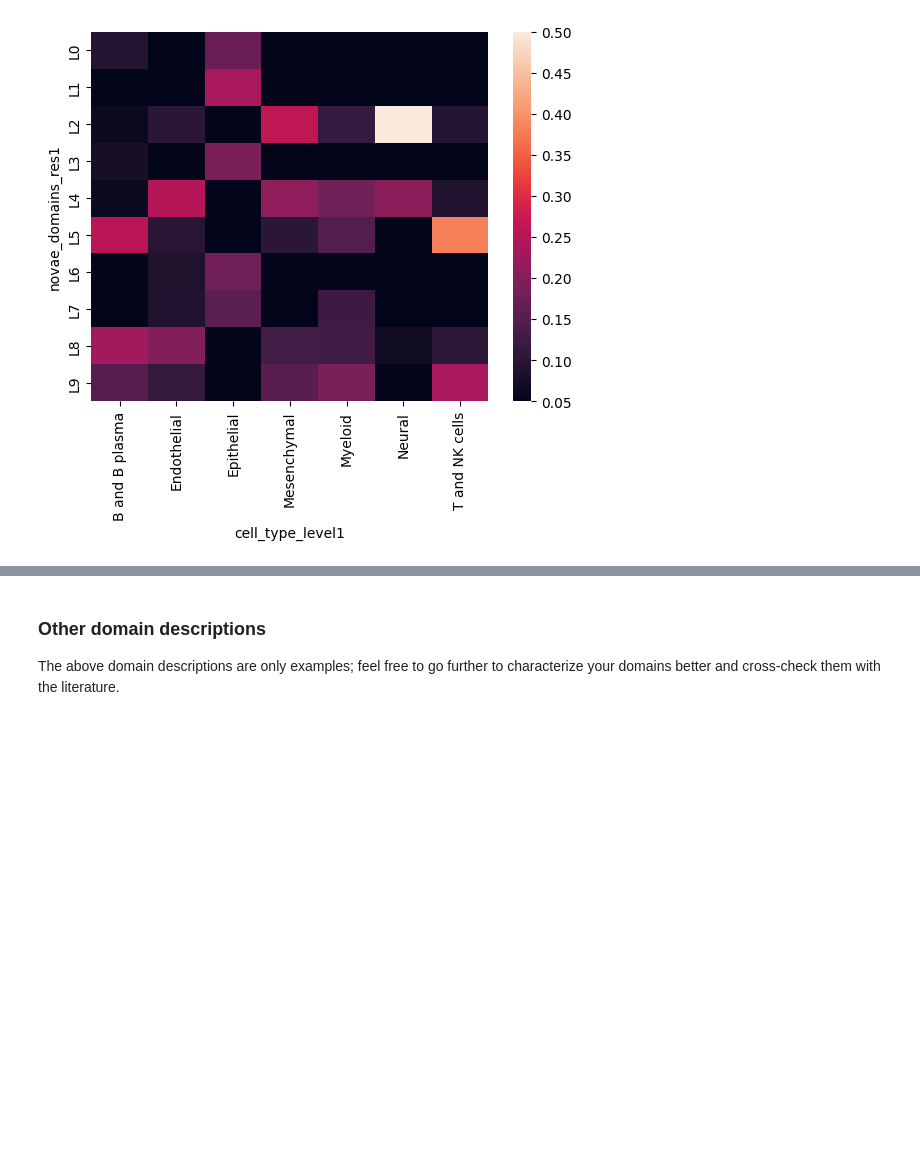
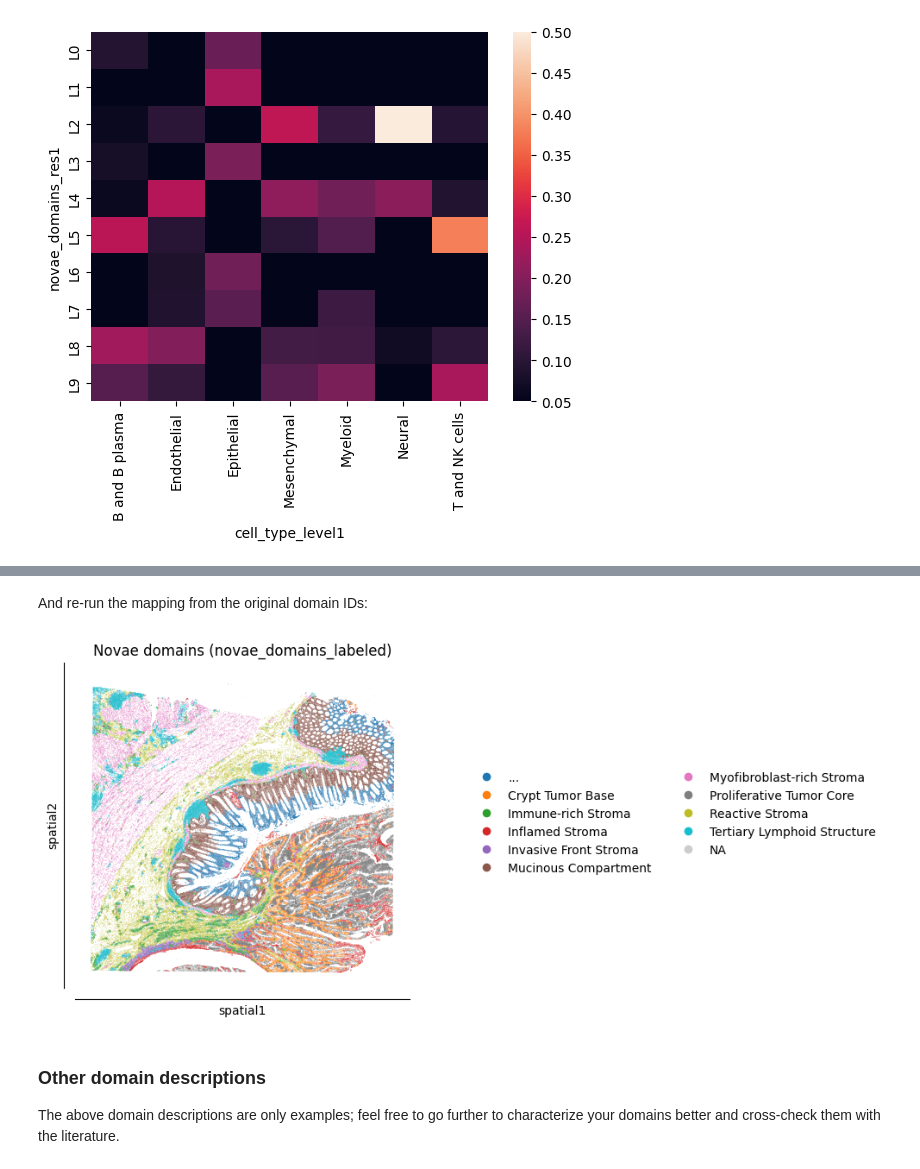
Before and after one commit to prism-oncology/novae, a Jupyter notebook: docs/tutorials/labeling.ipynb, the cells around one changed output, grey strips where cells are left out. Saved outputs shown, nothing was run; the diff lists cells and outputs as text; code cells hidden in the pictures; blank space fills up the shorter version.

```diff
--- a/docs/tutorials/labeling.ipynb
+++ b/docs/tutorials/labeling.ipynb
@@ -160,0 +210,4 @@ sns.heatmap(df_props / df_props.sum(0), vmax=0.5, vmin=0.05)
+# %%
+df_labels.loc["L3", "label"] = "..."
+
+df_labels
@@ -161,3 +227,11 @@ sns.heatmap(df_props / df_props.sum(0), vmax=0.5, vmin=0.05)
+# %% [markdown]
+And re-run the mapping from the original domain IDs:
+# %%
+adata.obs["novae_domains_labeled"] = adata.obs["novae_domains_res1"].map(df_labels["label"])
+
+novae.plot.domains(adata, obs_key="novae_domains_labeled")
+# %% [output]
+[figure, added]
 # %% [markdown]
 ### Other domain descriptions
 
```
Also changed, not shown: parts of 15 cells of this notebook.
